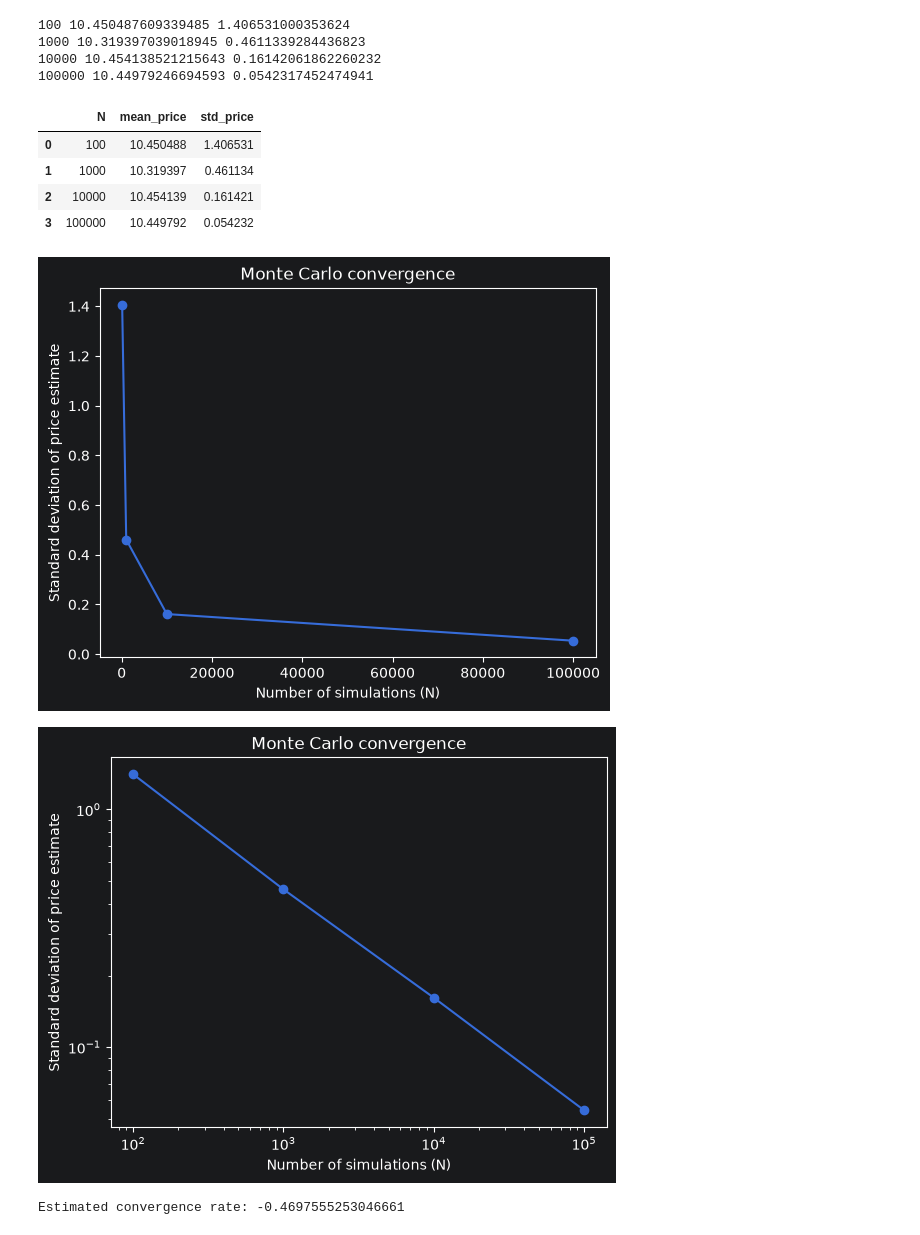
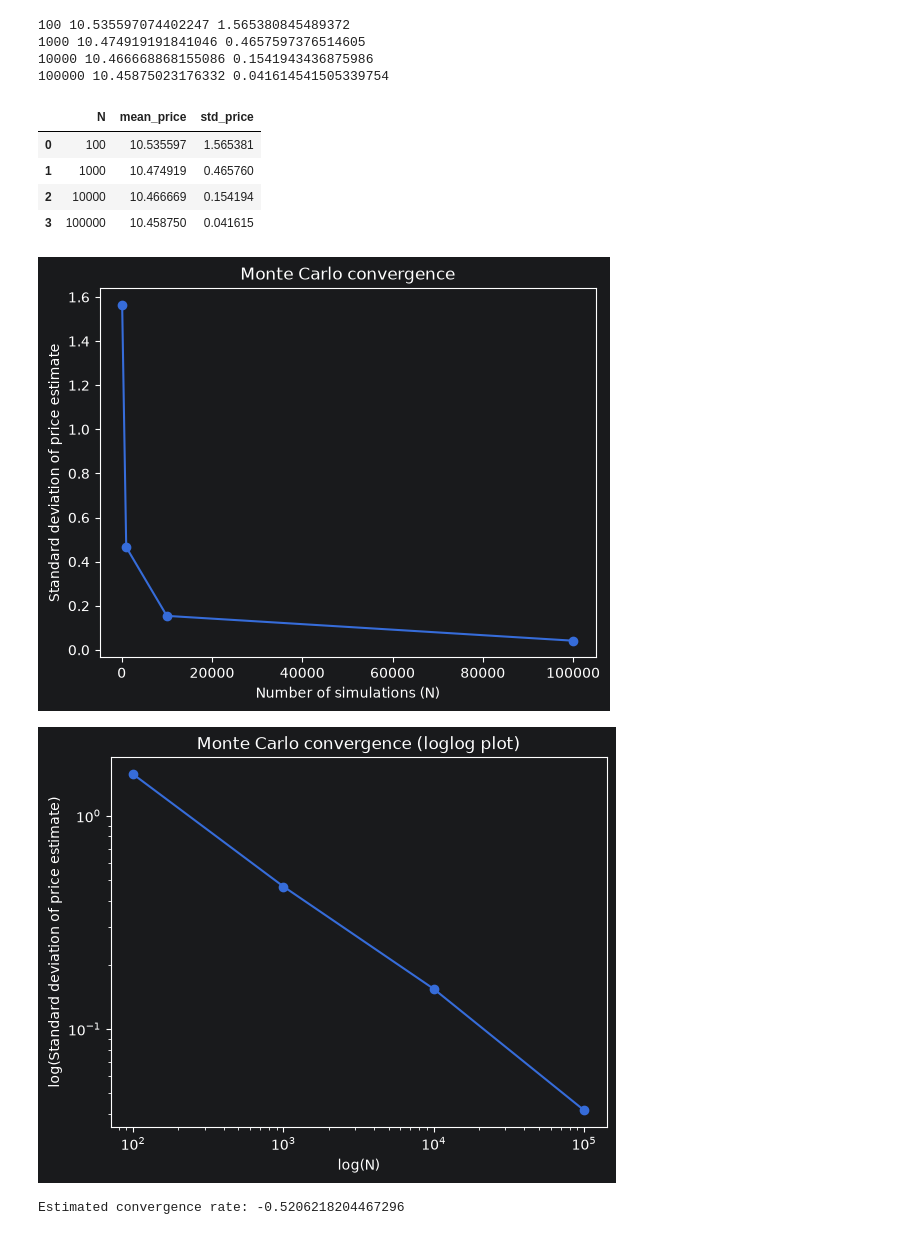
Before and after one commit to phil-C067/M-C-Option-Pricer, a Jupyter notebook: notebooks/01_convergence.ipynb, the cells around one changed output. Saved outputs shown, nothing was run; the diff lists cells and outputs as text; code cells hidden in the pictures.

```diff
--- a/notebooks/01_convergence.ipynb
+++ b/notebooks/01_convergence.ipynb
@@ -11,56 +12,58 @@ results = []
 for N in [100,1000,10000,100000]:
     prices = []
     for i in range(n_runs):
-        Z=np.random.normal(0,1,N)
-        ST=S_0*np.exp((r-(sigma**2)/2)*T+sigma*np.sqrt(T)*Z)
-        payoff=np.maximum(0,ST-K)
-        payoff_mean=np.mean(payoff)
-        C=payoff_mean*np.exp(-r*T)
-        prices.append(C)
+        prices.append(monte_carlo_call_price(S_0,r,sigma,T,K,N))
     print(N,np.mean(prices),np.std(prices))
     results.append({
         "N": N,
         "mean_price": np.mean(prices),
         "std_price": np.std(prices)
     })
+
+#generates mean and standard deviation of stock prices for different number of simulations
 # %% [output]
-100 10.450487609339485 1.406531000353624
-1000 10.319397039018945 0.4611339284436823
-10000 10.454138521215643 0.16142061862260232
-100000 10.44979246694593 0.0542317452474941
+100 10.535597074402247 1.565380845489372
+1000 10.474919191841046 0.4657597376514605
+10000 10.466668868155086 0.1541943436875986
+100000 10.45875023176332 0.041614541505339754
 # %%
 import pandas as pd
 df = pd.DataFrame(results)
 df
+
+#table of results above
 # %% [output]
 |  | N | mean_price | std_price |
-| 0 | 100 | 10.450488 | 1.406531 |
-| 1 | 1000 | 10.319397 | 0.461134 |
-| 2 | 10000 | 10.454139 | 0.161421 |
-| 3 | 100000 | 10.449792 | 0.054232 |
+| 0 | 100 | 10.535597 | 1.565381 |
+| 1 | 1000 | 10.474919 | 0.465760 |
+| 2 | 10000 | 10.466669 | 0.154194 |
+| 3 | 100000 | 10.458750 | 0.041615 |
 # %%
 import matplotlib.pyplot as plt
 plt.plot(df["N"], df["std_price"], marker="o")
 plt.xlabel("Number of simulations (N)")
 plt.ylabel("Standard deviation of price estimate")
 plt.title("Monte Carlo convergence")
 plt.show()
 plt.loglog(df["N"], df["std_price"], marker="o")
-plt.xlabel("Number of simulations (N)")
-plt.ylabel("Standard deviation of price estimate")
-plt.title("Monte Carlo convergence")
+plt.xlabel("log(N)")
+plt.ylabel("log(Standard deviation of price estimate)")
+plt.title("Monte Carlo convergence (loglog plot)")
 plt.show()
+
+#normal and log log plots of results above
 # %% [output]
-[figure, old version]
+[figure, new version]
-[figure, old version]
+[figure, new version]
 # %%
 x = np.log(df["N"])
 y = np.log(df["std_price"])
 
 slope, intercept = np.polyfit(x, y, 1)
+print("Estimated convergence rate:", slope)
 
-print("Estimated convergence rate:", slope)
+#gradient of log log plot is the estimated convergence rate; should be -0.5
 # %% [output]
-Estimated convergence rate: -0.4697555253046661
+Estimated convergence rate: -0.5206218204467296
 # %%
 from src.black_scholes import call_price
```
Also changed, not shown: parts of 14 cells of this notebook, 3 other files.
